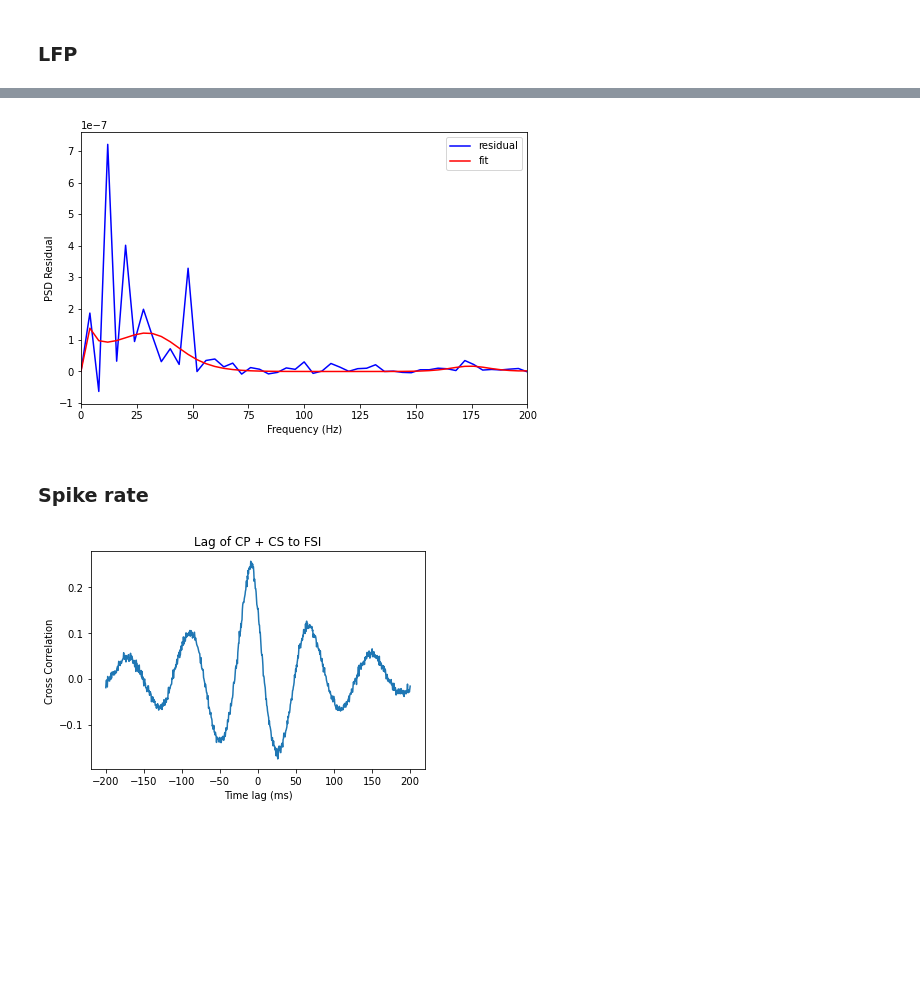
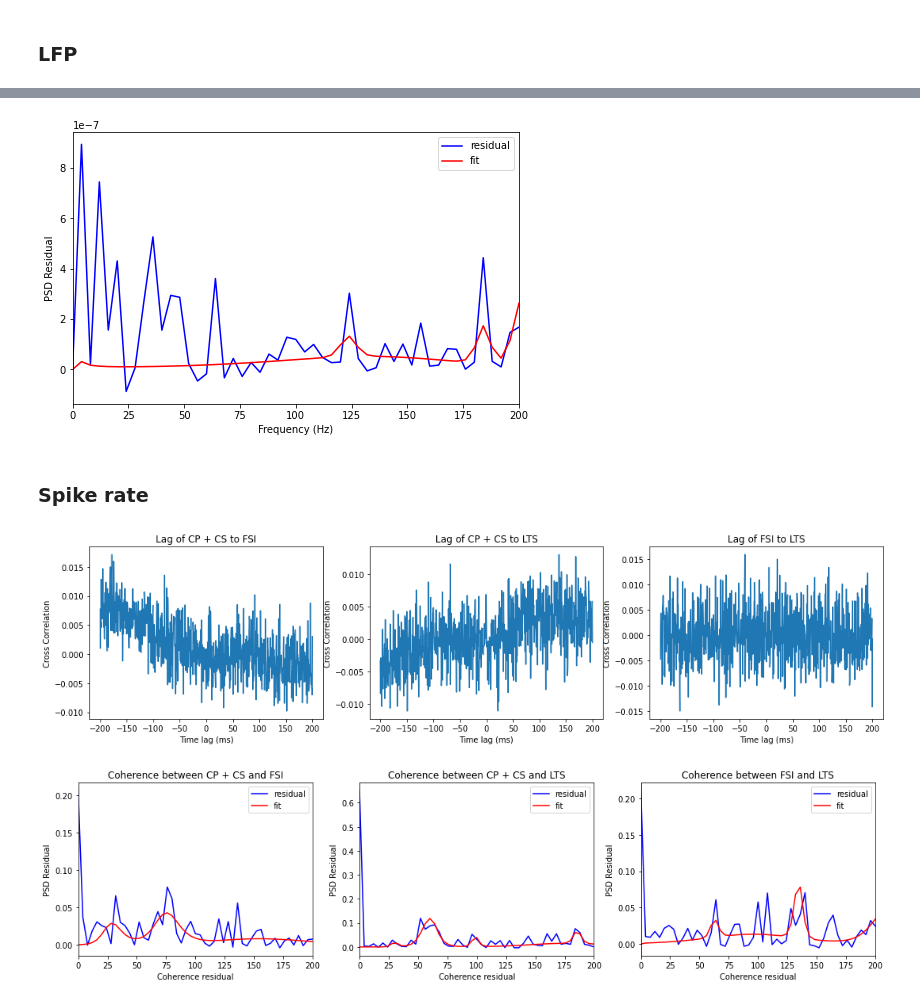
Before and after one commit to chenziao/M1ten_thousand, a Jupyter notebook: Analysis/Analyze_PSD.ipynb, the cells around one changed output, grey strips where cells are left out. Cells and saved outputs as stored; diff of their text form; code cells hidden in the pictures; blank space fills up the shorter version.

Commit message:
Update parameters; add analysis spike PSD; design new stimulus

```diff
--- a/Analysis/Analyze_PSD.ipynb
+++ b/Analysis/Analyze_PSD.ipynb
@@ -8,11 +8,11 @@ import os
 from analysis import plot # imoporting analysis module enables import from model folder
 from build_input import t_start, on_time, off_time
 
-TRIAL_NAME = "baseline_test_31"
+TRIAL_NAME = "long_noconn_49"
 RESULT_PATH = "simulation_results"
 TRIAL_PATH = os.path.join(RESULT_PATH, TRIAL_NAME)
 
-isbaseline = 'baseline' in TRIAL_NAME
+isbaseline = 'baseline' in TRIAL_NAME or 'const' in TRIAL_NAME
 # %% [markdown]
 ### LFP
 # %%
@@ -37,7 +37,7 @@ else:
 
 tseg = 0.25
 f, pxx, stim_cycle = plot.get_psd_on_stimulus(
-    t, lfp, fs, on_time, off_time, t_start, tseg=tseg)
+    lfp, fs, on_time, off_time, t_start, t=t, tseg=tseg)
 # %%
 _, ax = plt.subplots(1, 1, figsize=(10, 6))
 plot.plot_stimulus_cycles(t, lfp, stim_cycle, dv_n_sigma=5., var_label='LFP (mV)', ax=ax)
@@ -50,7 +50,7 @@ plt_log=False
 
 results, fm = plot.fit_fooof(
     f, pxx, aperiodic_mode='fixed', dB_threshold=3., max_n_peaks=10,
-    freq_range=600., peak_width_limits=100, report=True,
+    freq_range=600., peak_width_limits=100., report=True,
     plot=True, plt_log=plt_log, plt_range=plt_range)
 
 save_fooof = False
@@ -86,7 +86,7 @@ res_psd, res_fit = plot.psd_residual(
     f, pxx, results, plot=True, plt_log=plt_log, plt_range=plt_range, ax=ax)
 plt.show()
 # %% [output]
-[figure, old version]
+[figure, new version]
 # %% [markdown]
 ### Spike rate
 # %%
@@ -113,19 +113,37 @@ for grp in spike_groups:
     rspk -= rspk.mean()
     spike_rate.append(rspk)
 # %%
-choose_grp = [0, 1]
+grp_pairs = [[0, 1], [0, 2], [1, 2]]
 max_lag = 200. # ms
+ngrps = len(grp_pairs)
 
-i_start = int(t_start * fs)
-rspk1, rspk2 = spike_rate[choose_grp[0]][i_start:], spike_rate[choose_grp[1]][i_start:]
+_, axs1 = plt.subplots(1, ngrps, figsize=(6 * ngrps, 4))
+_, axs2 = plt.subplots(1, ngrps, figsize=(6 * ngrps, 4))
 
-_, ax = plt.subplots(1, 1)
-xcorr, xcorr_lags = plot.xcorr_coeff(rspk1, rspk2, dt=1000 / fs, max_lag=max_lag, ax=ax)
-ax.set_xlabel('Time lag (ms)')
-ax.set_title('Lag of %s to %s' % (group_label[choose_grp[0]], group_label[choose_grp[1]]))
+for i, grp_pair in enumerate(grp_pairs):
+    i_start = int(t_start * fs)
+    rspk1, rspk2 = spike_rate[grp_pair[0]][i_start:], spike_rate[grp_pair[1]][i_start:]
+
+    xcorr, xcorr_lags = plot.xcorr_coeff(rspk1, rspk2, dt=1000 / fs, max_lag=max_lag, ax=axs1[i])
+    axs1[i].set_xlabel('Time lag (ms)')
+    axs1[i].set_title('Lag of %s to %s' % (group_label[grp_pair[0]], group_label[grp_pair[1]]))
+
+    f, cxy = plot.get_coh_on_stimulus(spike_rate[grp_pair[0]], spike_rate[grp_pair[1]],
+                                      fs, on_time, off_time, t_start, t=t, tseg=tseg)
+
+    coh_results, fm = plot.fit_fooof(
+        f, cxy, aperiodic_mode='fixed', dB_threshold=3., max_n_peaks=10,
+        freq_range=600., peak_width_limits=100, report=False,
+        plot=False, plt_range=plt_range, figsize=(8, 4))
+
+    res_psd, res_fit = plot.psd_residual(
+        f, cxy, coh_results, plot=True, plt_log=plt_log, plt_range=plt_range, ax=axs2[i])
+    axs2[i].set_title('Coherence between %s and %s' % (group_label[grp_pair[0]], group_label[grp_pair[1]]))
+    axs2[i].set_xlabel('Coherence residual')
 plt.show()
 # %% [output]
-[figure, old version]
+[figure, new version]
+[figure, added]
 # %%
 spk_psd = []
 _, axs = plt.subplots(3, 1, figsize=(10, 15))
```
Also changed, not shown: parts of 4 cells of this notebook, 26 other files.
